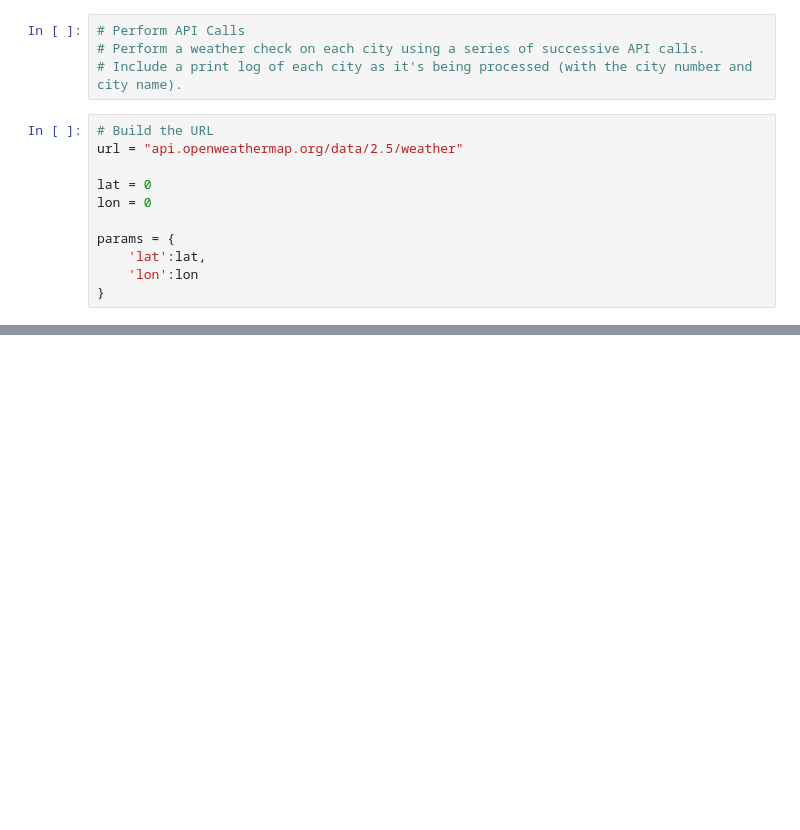
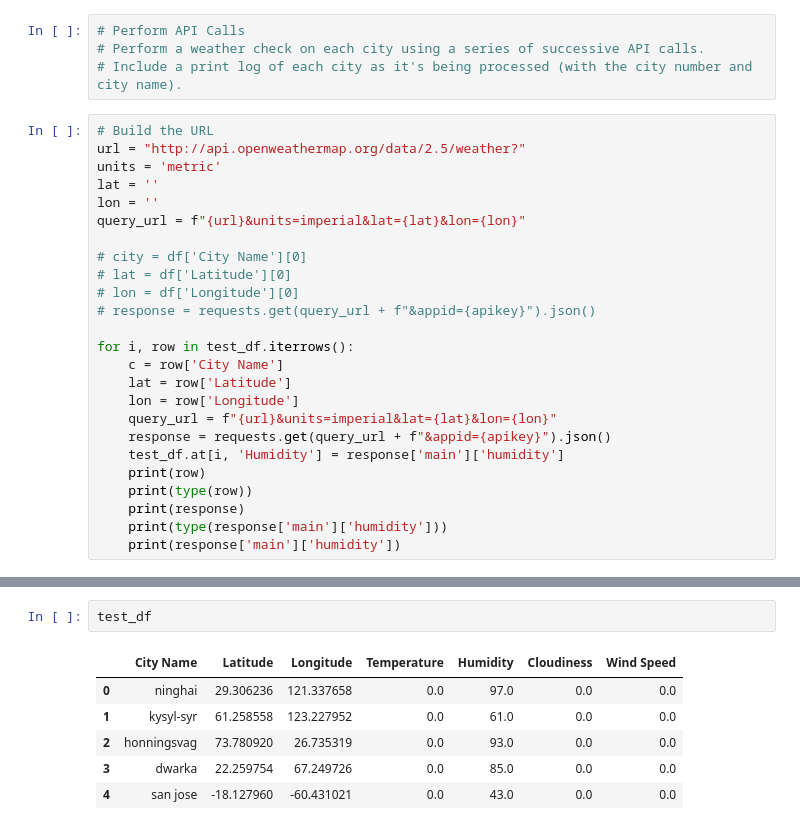
Before and after one commit to joshuadroid/py-api-challenge, a Jupyter notebook: WeatherPy/WeatherPy.ipynb, the cells around one changed output, grey strips where cells are left out. Saved outputs shown, nothing was run; the diff lists cells and outputs as text; blank space fills up the shorter version.

```diff
--- a/WeatherPy/WeatherPy.ipynb
+++ b/WeatherPy/WeatherPy.ipynb
@@ -110,12 +99,26 @@ df
 # Include a print log of each city as it's being processed (with the city number and city name).
 # %%
 # Build the URL
-url = "api.openweathermap.org/data/2.5/weather"
+url = "http://api.openweathermap.org/data/2.5/weather?"
+units = 'metric'
+lat = ''
+lon = ''
+query_url = f"{url}&units=imperial&lat={lat}&lon={lon}"
 
-lat = 0
-lon = 0
+# city = df['City Name'][0]
+# lat = df['Latitude'][0]
+# lon = df['Longitude'][0]
+# response = requests.get(query_url + f"&appid={apikey}").json()
 
-params = {
-    'lat':lat,
-    'lon':lon
-}
+for i, row in test_df.iterrows():
+    c = row['City Name']
+    lat = row['Latitude']
+    lon = row['Longitude']
+    query_url = f"{url}&units=imperial&lat={lat}&lon={lon}"
+    response = requests.get(query_url + f"&appid={apikey}").json()
+    test_df.at[i, 'Humidity'] = response['main']['humidity']
+    print(row)
+    print(type(row))
+    print(response)
+    print(type(response['main']['humidity']))
+    print(response['main']['humidity'])
@@ -121,0 +143,9 @@ params = {
+# %%
+test_df
+# %% [output]
+|  | City Name | Latitude | Longitude | Temperature | Humidity | Cloudiness | Wind Speed |
+| 0 | ninghai | 29.306236 | 121.337658 | 0.0 | 97.0 | 0.0 | 0.0 |
+| 1 | kysyl-syr | 61.258558 | 123.227952 | 0.0 | 61.0 | 0.0 | 0.0 |
+| 2 | honningsvag | 73.780920 | 26.735319 | 0.0 | 93.0 | 0.0 | 0.0 |
+| 3 | dwarka | 22.259754 | 67.249726 | 0.0 | 85.0 | 0.0 | 0.0 |
+| 4 | san jose | -18.127960 | -60.431021 | 0.0 | 43.0 | 0.0 | 0.0 |
```
Also changed, not shown: parts of 14 cells of this notebook.
